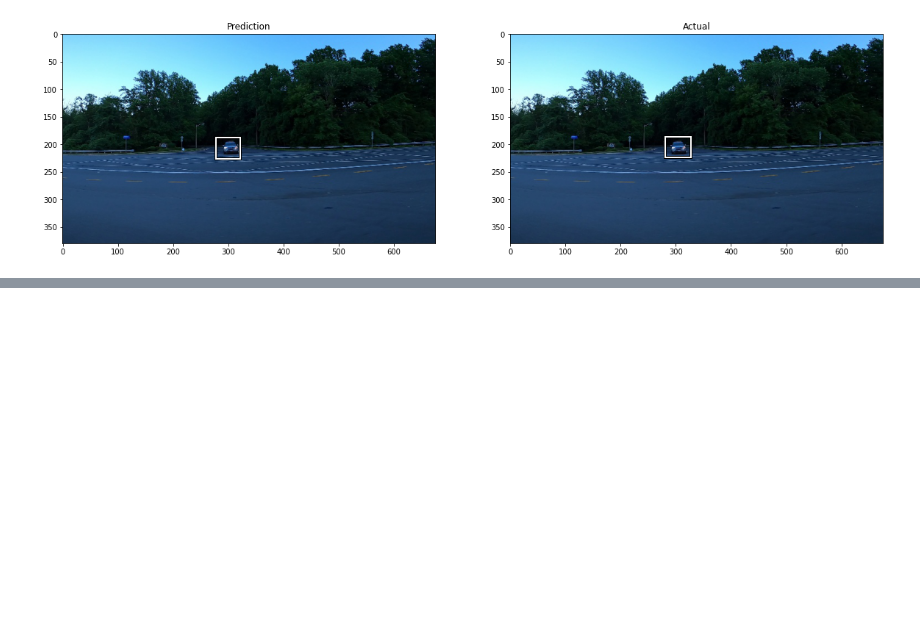
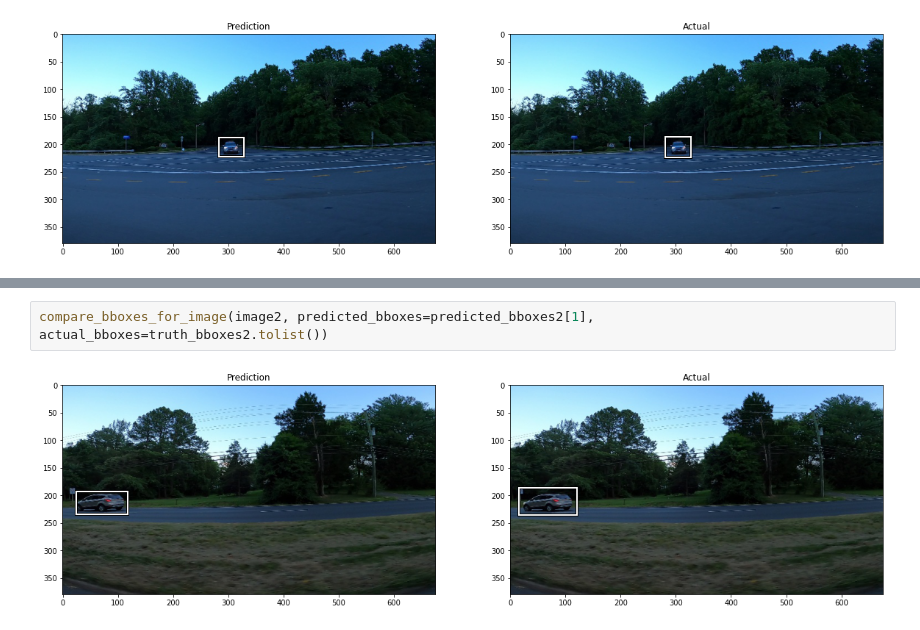
Before and after one commit to curtkim/pytorch-first, a Jupyter notebook: 05-effdet/inference.ipynb, the cells around one changed output, grey strips where cells are left out. Drawn from its saved outputs; the diff is of its cells as text; blank space fills up the shorter version.

```diff
--- a/05-effdet/inference.ipynb
+++ b/05-effdet/inference.ipynb
@@ -93,0 +100,4 @@ compare_bboxes_for_image(image2, predicted_bboxes=predicted_bboxes[1], actual_bb
+# %%
+compare_bboxes_for_image(image2, predicted_bboxes=predicted_bboxes2[1], actual_bboxes=truth_bboxes2.tolist())
+# %% [output]
+[figure, added]
```
Also changed, not shown: parts of 9 cells of this notebook, 7 other files.
